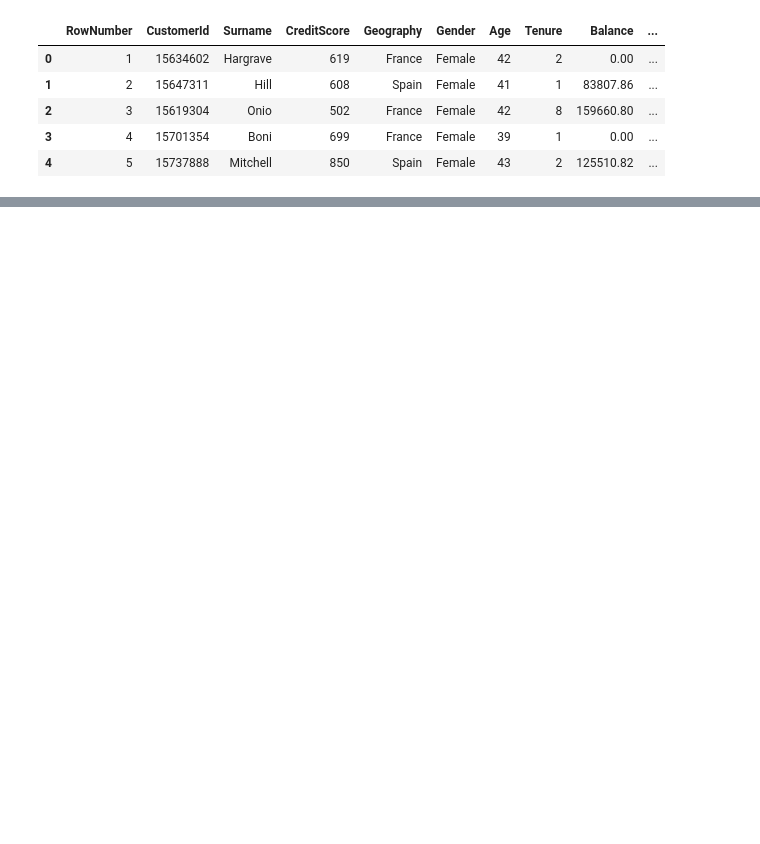
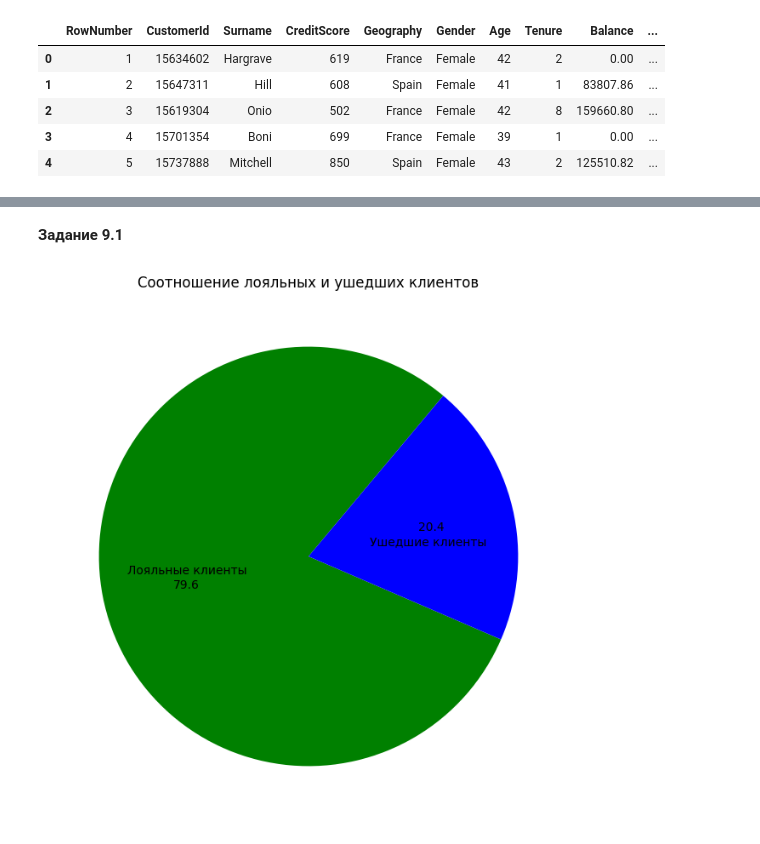
Before and after one commit to MaximZhambalov/SF_Tasks, a Jupyter notebook: PYTHON13-VISUALIZATION/kaggle-final-PYTHON13.ipynb, the cells around one changed output, grey strips where cells are left out. Cells and saved outputs as stored; diff of their text form; code cells hidden in the pictures; blank space fills up the shorter version.

Commit message:
python13-visual_kaggle_FINAL

```diff
--- a/PYTHON13-VISUALIZATION/kaggle-final-PYTHON13.ipynb
+++ b/PYTHON13-VISUALIZATION/kaggle-final-PYTHON13.ipynb
@@ -13,0 +40,22 @@ churn_data.head()
+# %%
+plt.style.use('default')
+# %% [markdown]
+**Задание 9.1**
+# %%
+
+
+exited = churn_data['Exited'].value_counts()
+
+exited.plot(
+    kind='pie',
+    figsize=(8,8),
+    title='Соотношение лояльных и ушедших клиентов',
+    labels=['Лояльные клиенты', 'Ушедшие клиенты'],
+    colors=['green', 'blue'],
+    ylabel='',
+    labeldistance=0.3,
+    startangle=50,
+    autopct=lambda x: round(x.sum(), 1),
+);
+# %% [output]
+[figure, added]
```
Also changed, not shown: parts of 42 cells of this notebook, 1 other file.
